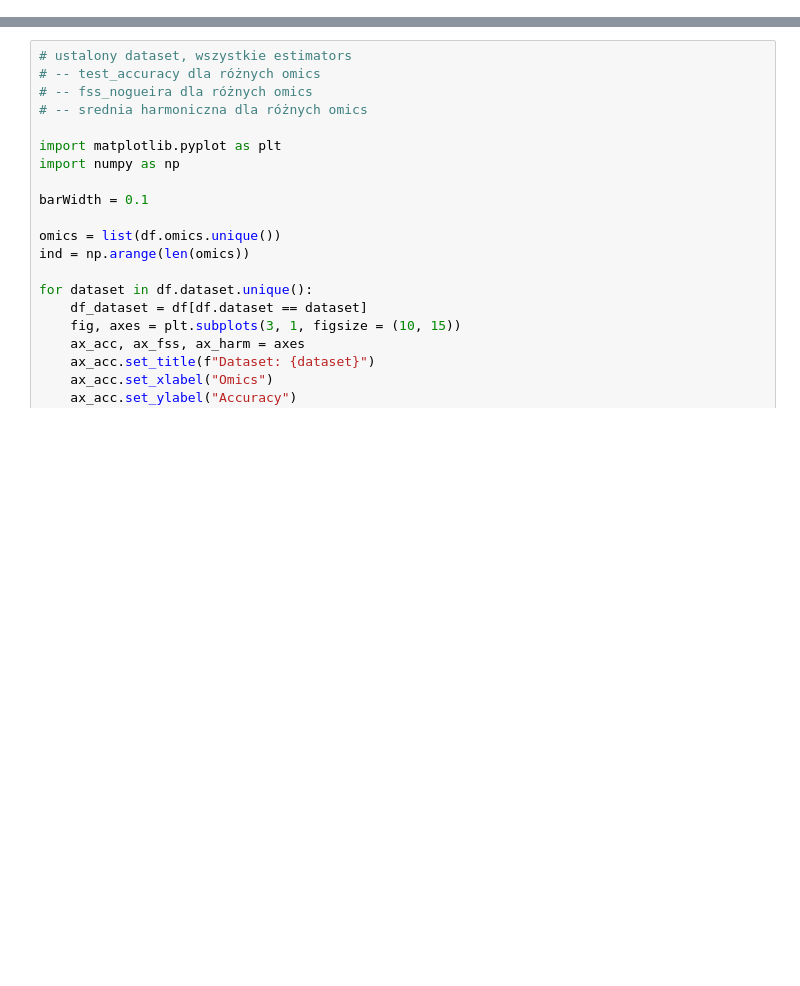
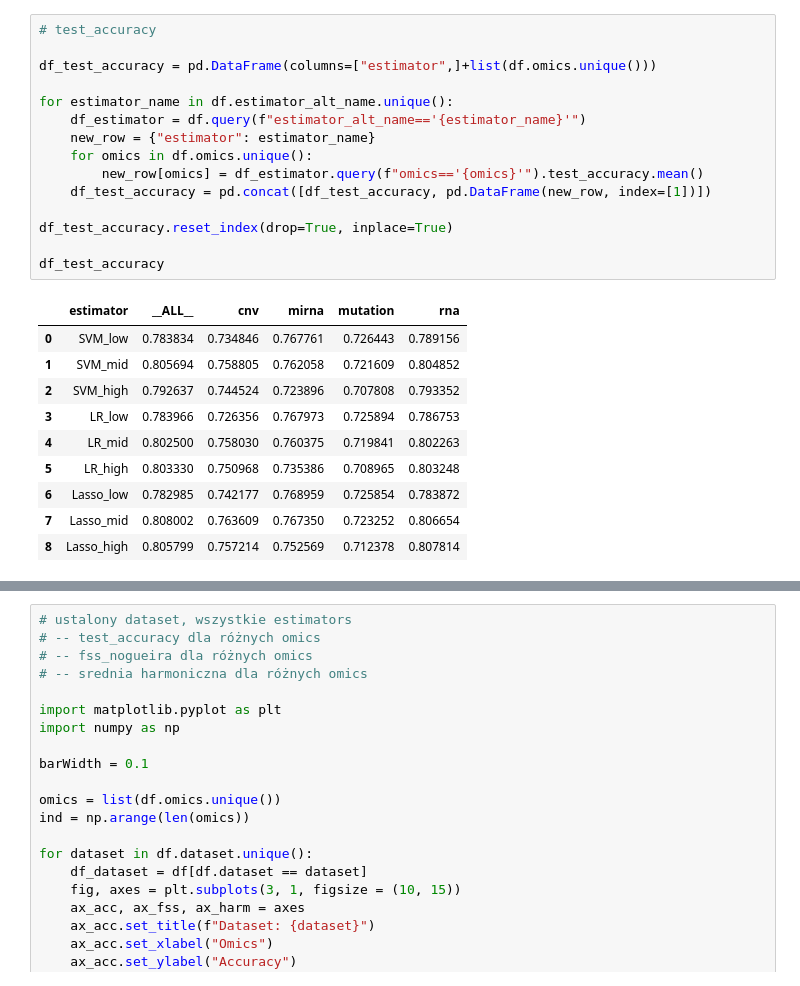
Before and after one commit to tlukaszuk/feature-selection-stability-on-multi-omics-data, a Jupyter notebook: results_presentation.ipynb, the cells around one changed output, grey strips where cells are left out. Saved outputs shown, nothing was run; the diff lists cells and outputs as text; blank space fills up the shorter version.

```diff
--- a/results_presentation.ipynb
+++ b/results_presentation.ipynb
@@ -7,0 +15,26 @@ df.head()
+# %%
+# test_accuracy
+
+df_test_accuracy = pd.DataFrame(columns=["estimator",]+list(df.omics.unique()))
+
+for estimator_name in df.estimator_alt_name.unique():
+    df_estimator = df.query(f"estimator_alt_name=='{estimator_name}'")
+    new_row = {"estimator": estimator_name}
+    for omics in df.omics.unique():
+        new_row[omics] = df_estimator.query(f"omics=='{omics}'").test_accuracy.mean()
+    df_test_accuracy = pd.concat([df_test_accuracy, pd.DataFrame(new_row, index=[1])])
+
+df_test_accuracy.reset_index(drop=True, inplace=True)
+
+df_test_accuracy
+# %% [output]
+|  | estimator | __ALL__ | cnv | mirna | mutation | rna |
+| 0 | SVM_low | 0.783834 | 0.734846 | 0.767761 | 0.726443 | 0.789156 |
+| 1 | SVM_mid | 0.805694 | 0.758805 | 0.762058 | 0.721609 | 0.804852 |
+| 2 | SVM_high | 0.792637 | 0.744524 | 0.723896 | 0.707808 | 0.793352 |
+| 3 | LR_low | 0.783966 | 0.726356 | 0.767973 | 0.725894 | 0.786753 |
+| 4 | LR_mid | 0.802500 | 0.758030 | 0.760375 | 0.719841 | 0.802263 |
+| 5 | LR_high | 0.803330 | 0.750968 | 0.735386 | 0.708965 | 0.803248 |
+| 6 | Lasso_low | 0.782985 | 0.742177 | 0.768959 | 0.725854 | 0.783872 |
+| 7 | Lasso_mid | 0.808002 | 0.763609 | 0.767350 | 0.723252 | 0.806654 |
+| 8 | Lasso_high | 0.805799 | 0.757214 | 0.752569 | 0.712378 | 0.807814 |
```
Also changed, not shown: parts of 6 cells of this notebook, 9 other files.
